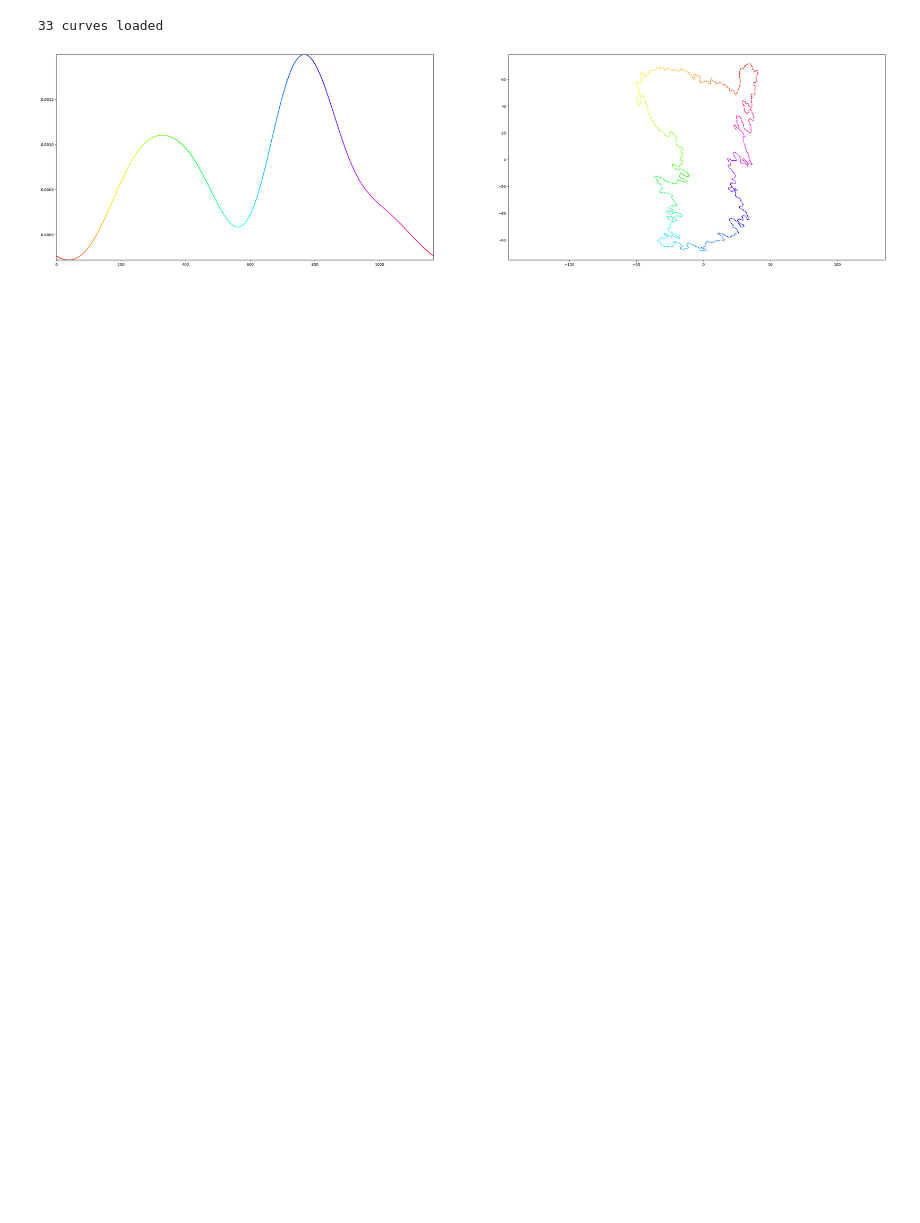
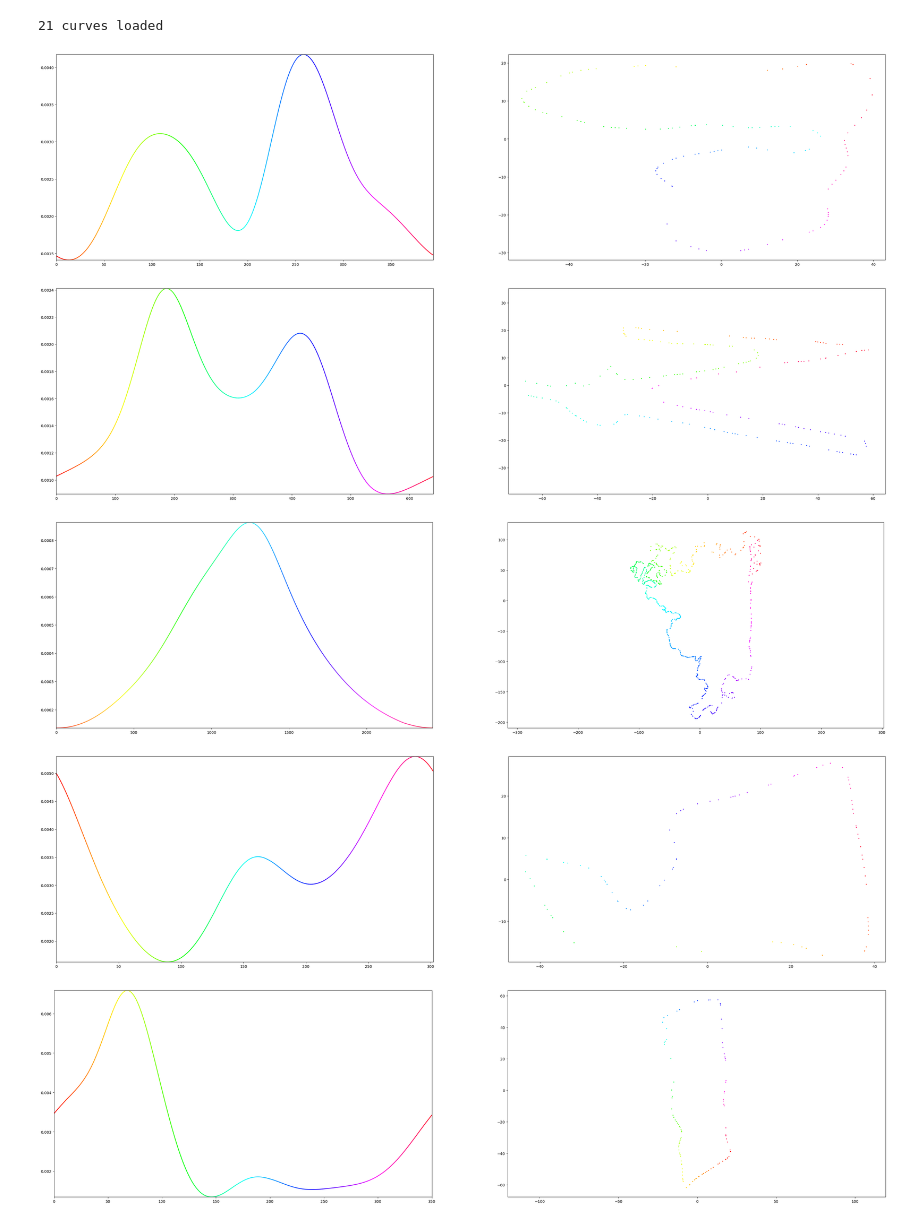
Before and after one commit to royvelich/deep-signature, a Jupyter notebook: applets/notebooks/plot_planar_curves.ipynb, the cells around one changed output. Cells and saved outputs as stored; diff of their text form; code cells hidden in the pictures; blank space fills up the shorter version.

```diff
--- a/applets/notebooks/plot_planar_curves.ipynb
+++ b/applets/notebooks/plot_planar_curves.ipynb
@@ -17,23 +18,26 @@ from deep_signature.training import datasets
 
 SeedableObject.set_seed(seed=30)
 # %%
-planar_curves_manager = PlanarCurvesManager()
-planar_curves_manager.load(curves_file_path="C:/deep-signature-data-new/curves/train/2022-12-14-00-25-49/curves.npy")
+planar_curves_manager = PlanarCurvesManager(curves_file_path=Path("C:/deep-signature-data-new/curves/train/2022-12-20-01-29-48/curves.npy"))
 print(f'{planar_curves_manager.planar_curves_count} curves loaded')
 # %% [output]
-33 curves loaded
+21 curves loaded
 # %%
-sampling_ratio = 1
-for planar_curve in planar_curves_manager.planar_curves[:1]:
+sampling_ratio = 0.3
+for planar_curve in planar_curves_manager.planar_curves[:5]:
     fig, axes = matplotlib.pyplot.subplots(nrows=1, ncols=2, figsize=(40, 10))
     discrete_distribution = discrete_distributions.MultimodalGaussianDiscreteDistribution(bins_count=planar_curve.points_count, multimodality=10)
     # discrete_distribution = discrete_distributions.UniformDiscreteDistribution(bins_count=planar_curve.points_count)
     discrete_distribution.plot_dist(ax=axes[0])
     sampled_planar_curve = planar_curve.sample_curve(sampling_ratio=sampling_ratio, discrete_distribution=discrete_distribution)
     sampled_planar_curve.plot_scattered_curve(ax=axes[1], cmap='hsv')
     matplotlib.pyplot.show()
 # %% [output]
-[figure, old version]
+[figure, new version]
+[figure, added]
+[figure, added]
+[figure, added]
+[figure, added]
 # %%
 group = EuclideanGroup()
 dataset = datasets.CurveNeighborhoodTupletsDataset(
```
Also changed, not shown: parts of 2 cells of this notebook, 19 other files.
